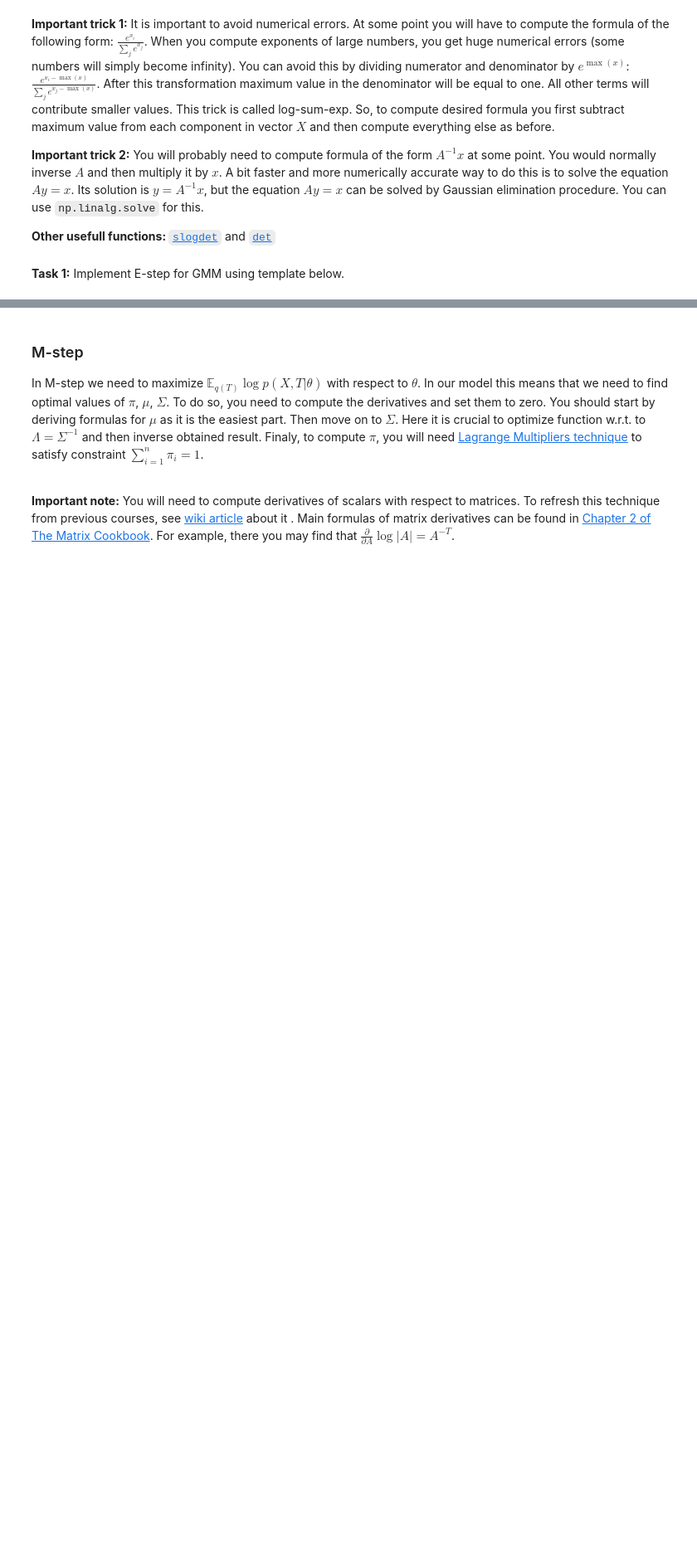
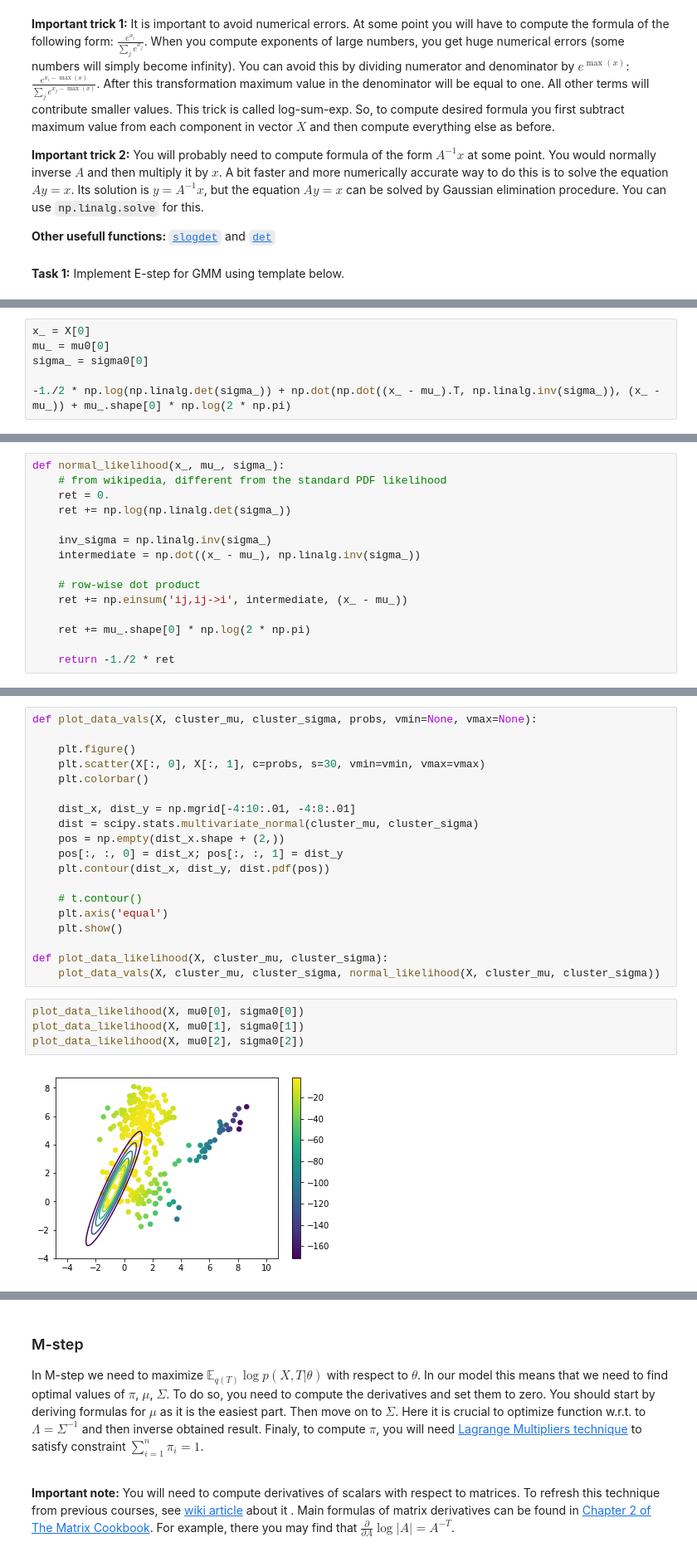
Before and after one commit to wesen/bayesian-methods, a Jupyter notebook: Week 2/Coursera-BMML_-week-2.ipynb, the cells around one changed output, grey strips where cells are left out. Shown: that part at 83% size. Saved outputs shown, nothing was run; the diff lists cells and outputs as text; blank space fills up the shorter version.

Commit message:
Intermediate step E-step EM algorithm

```diff
--- a/Week 2/Coursera-BMML_-week-2.ipynb
+++ b/Week 2/Coursera-BMML_-week-2.ipynb
@@ -60,0 +67,6 @@ In this step we need to estimate the posterior distribution over the latent vari
+# %%
+x_ = X[0]
+mu_ = mu0[0]
+sigma_ = sigma0[0]
+
+-1./2 * np.log(np.linalg.det(sigma_)) + np.dot(np.dot((x_ - mu_).T, np.linalg.inv(sigma_)), (x_ - mu_)) + mu_.shape[0] * np.log(2 * np.pi)
@@ -60,0 +88,15 @@ In this step we need to estimate the posterior distribution over the latent vari
+# %%
+def normal_likelihood(x_, mu_, sigma_):
+    # from wikipedia, different from the standard PDF likelihood
+    ret = 0.
+    ret += np.log(np.linalg.det(sigma_))
+
+    inv_sigma = np.linalg.inv(sigma_)
+    intermediate = np.dot((x_ - mu_), np.linalg.inv(sigma_))
+
+    # row-wise dot product
+    ret += np.einsum('ij,ij->i', intermediate, (x_ - mu_))
+
+    ret += mu_.shape[0] * np.log(2 * np.pi)
+
+    return -1./2 * ret
@@ -60,0 +127,25 @@ In this step we need to estimate the posterior distribution over the latent vari
+# %%
+def plot_data_vals(X, cluster_mu, cluster_sigma, probs, vmin=None, vmax=None):
+
+    plt.figure()
+    plt.scatter(X[:, 0], X[:, 1], c=probs, s=30, vmin=vmin, vmax=vmax)
+    plt.colorbar()
+
+    dist_x, dist_y = np.mgrid[-4:10:.01, -4:8:.01]
+    dist = scipy.stats.multivariate_normal(cluster_mu, cluster_sigma)
+    pos = np.empty(dist_x.shape + (2,))
+    pos[:, :, 0] = dist_x; pos[:, :, 1] = dist_y
+    plt.contour(dist_x, dist_y, dist.pdf(pos))
+
+    # t.contour()
+    plt.axis('equal')
+    plt.show()
+
+def plot_data_likelihood(X, cluster_mu, cluster_sigma):
+    plot_data_vals(X, cluster_mu, cluster_sigma, normal_likelihood(X, cluster_mu, cluster_sigma))
+# %%
+plot_data_likelihood(X, mu0[0], sigma0[0])
+plot_data_likelihood(X, mu0[1], sigma0[1])
+plot_data_likelihood(X, mu0[2], sigma0[2])
+# %% [output]
+[figure, added]
```
Also changed, not shown: parts of 22 cells of this notebook.
